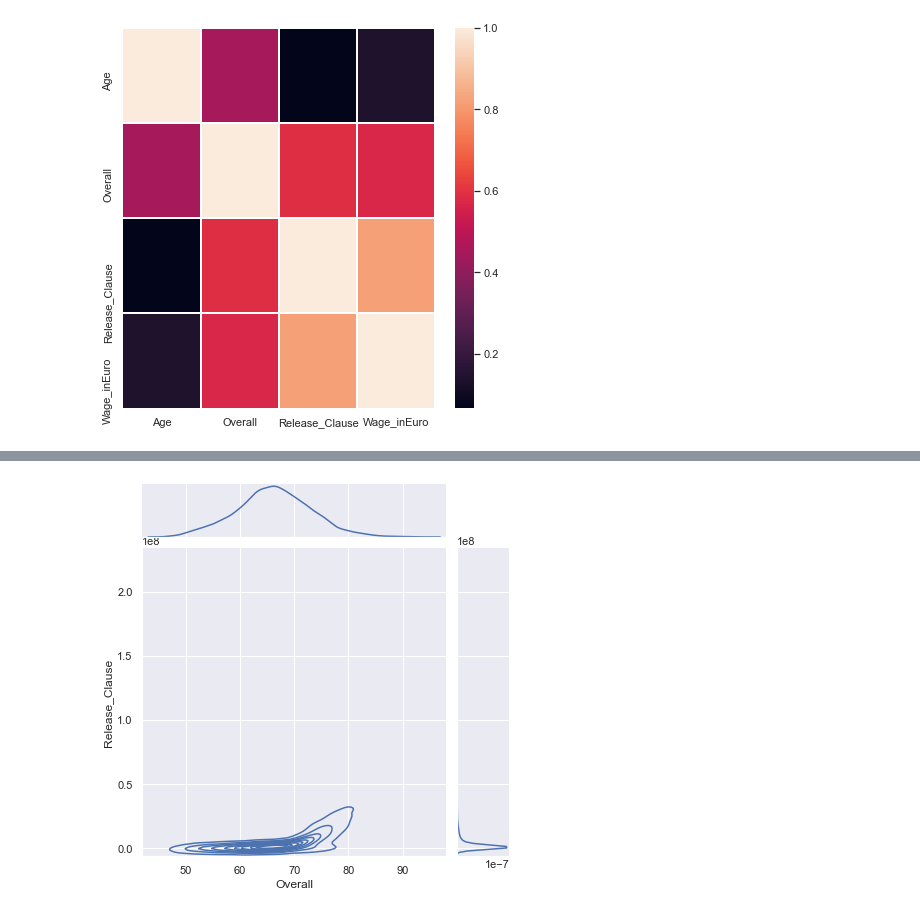
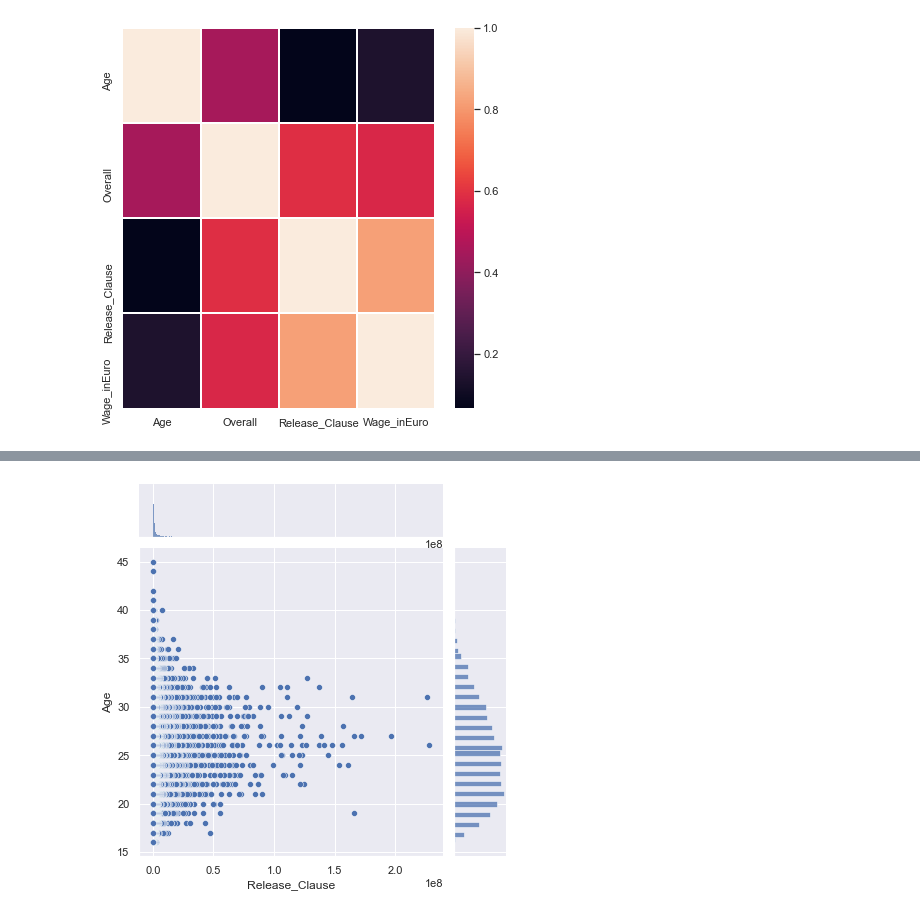
Before and after one commit to ArunitaYen/DataVisualization_fifaDataset, a Jupyter notebook: Fifa_vizualization.ipynb, the cells around one changed output, grey strips where cells are left out. Drawn from its saved outputs; the diff is of its cells as text; code cells hidden in the pictures.

Commit message:
jointplot

```diff
--- a/Fifa_vizualization.ipynb
+++ b/Fifa_vizualization.ipynb
@@ -468,5 +474,6 @@ plt.show()
 # %%
-sns.jointplot(x= "Overall", y= "Release_Clause", kind="kde", data = wdata)
+#dependency of overall and release clause
+sns.jointplot(x = "Release_Clause", y= "Age", kind='data = wdata)
 plt.show()
 # %% [output]
-[figure, old version]
+[figure, new version]
```
Also changed, not shown: parts of 1 cell of this notebook.
